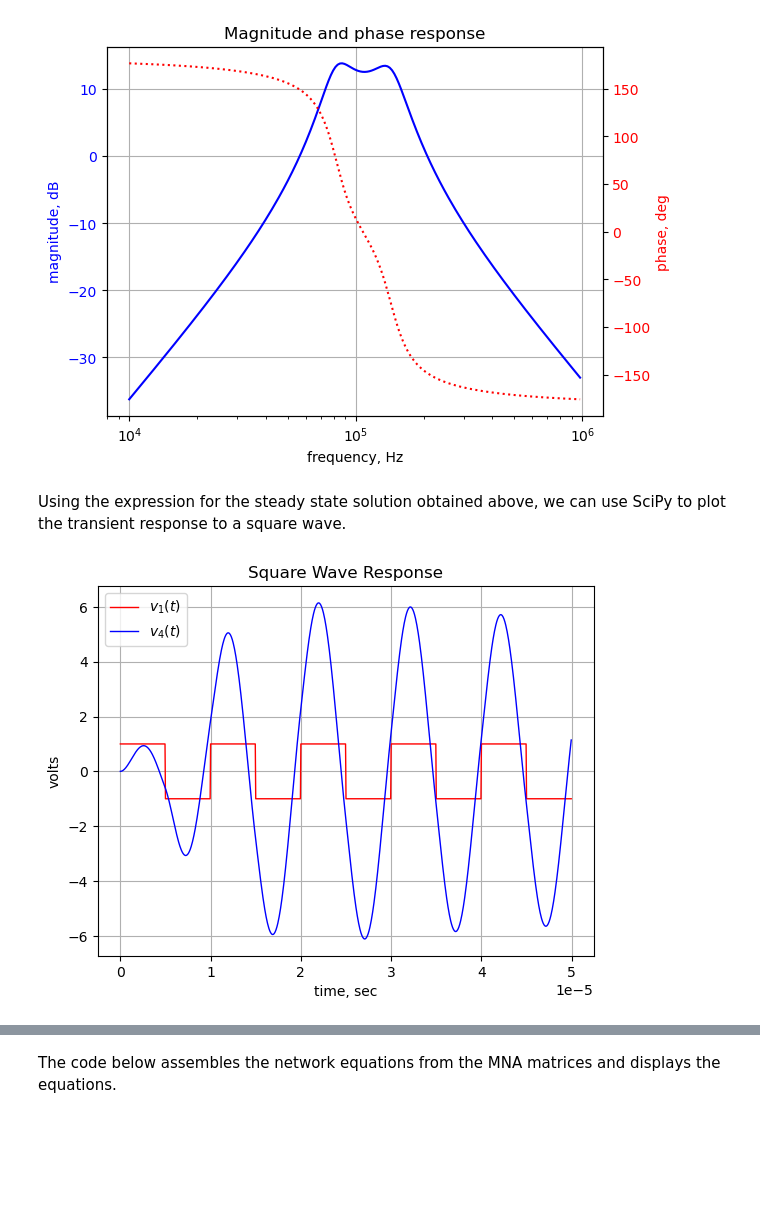
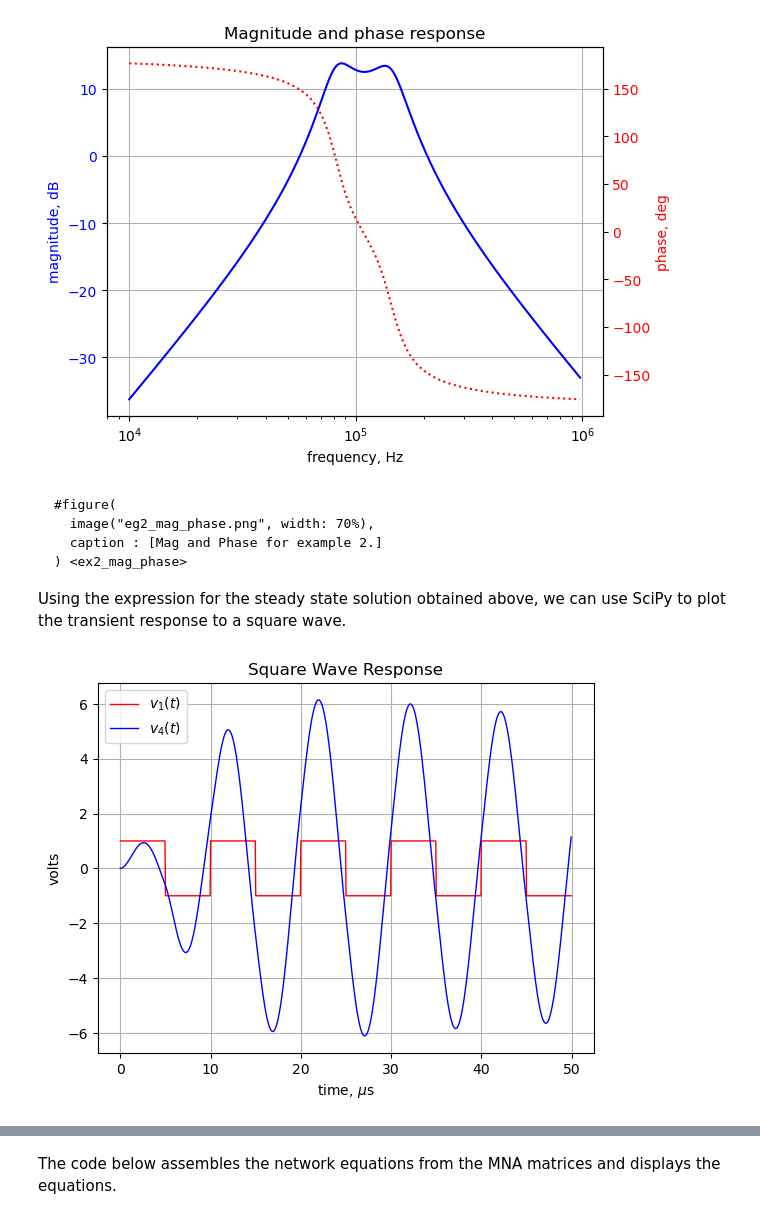
Before and after one commit to Tiburonboy/EE_jupyter_notebooks, a Jupyter notebook: Circuit_Analysis_with_Python/Circuit_analysis_w_python.ipynb, the cells around one changed output, grey strips where cells are left out. Saved outputs shown, nothing was run; the diff lists cells and outputs as text; code cells hidden in the pictures; blank space fills up the shorter version.

````diff
--- a/Circuit_Analysis_with_Python/Circuit_analysis_w_python.ipynb
+++ b/Circuit_Analysis_with_Python/Circuit_analysis_w_python.ipynb
@@ -930,7 +799,7 @@ fr
 # %% [markdown]
 The netlist generated by LTSpice is pasted into the cell below and some edits were made to remove the inductor series resistance.
 # %%
-net_list = '''
+ex2_net_list = '''
 * Wireless_power_transfer_v0.asc
 V1 1 0 1
 R1 2 1 1
@@ -942,7 +811,7 @@ L2 0 4 47e-6
 K L1 L2 0.5
 '''
 
-report, network_df, df2, A, X, Z = SymMNA.smna(net_list)
+report, network_df, df2, A, X, Z = SymMNA.smna(ex2_net_list)
 
 # Put matrices into SymPy
 X = Matrix(X)
@@ -1046,26 +933,33 @@ plt.show()
 # %% [output]
 [figure]
 # %% [markdown]
+```
+#figure(
+  image("eg2_mag_phase.png", width: 70%),
+  caption : [Mag and Phase for example 2.]
+) <ex2_mag_phase>
+```
+
 Using the expression for the steady state solution obtained above, we can use SciPy to plot the transient response to a square wave.
 # %%
 sys_tf = signal.TransferFunction(a,b)
 
 # define the time interval and create a square wave
 t = np.linspace(0, 0.00005, 1000, endpoint=False)
 ref_sqr_signal = signal.square(2*np.pi*1e5*t, duty=0.5)
 
 # call lsim to generate the response signal
 ref_t_step, ref_y_step, ref_x_step = signal.lsim(sys_tf, U=ref_sqr_signal, T=t)
 
-plt.plot(ref_t_step, ref_sqr_signal, 'r', alpha = 1.0, linewidth=1, label='$v_1(t)$')
-plt.plot(ref_t_step, ref_y_step,'b', linewidth = 1.0, label='$v_4(t)$')
+plt.plot(ref_t_step*1e6, ref_sqr_signal, 'r', alpha = 1.0, linewidth=1, label='$v_1(t)$')
+plt.plot(ref_t_step*1e6, ref_y_step,'b', linewidth = 1.0, label='$v_4(t)$')
 plt.title('Square Wave Response')
 plt.ylabel('volts')
-plt.xlabel('time, sec')
+plt.xlabel('time, $\mu$s')
 plt.grid()
 plt.legend(loc='best')
-plt.savefig('eg4_sqrwave.png', bbox_inches='tight')
+plt.savefig('eg2_sqrwave.png', bbox_inches='tight')
 # show plot
 plt.show()
 # %% [output]
-[figure, old version]
+[figure, new version]
````
Also changed, not shown: parts of 267 cells of this notebook, 10 other files.
